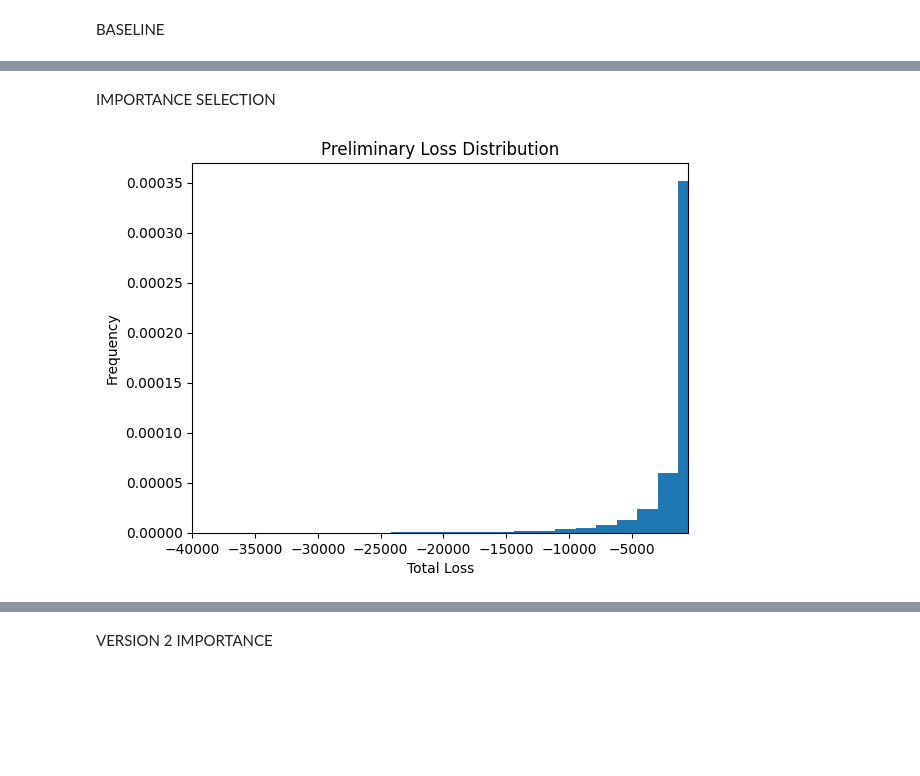
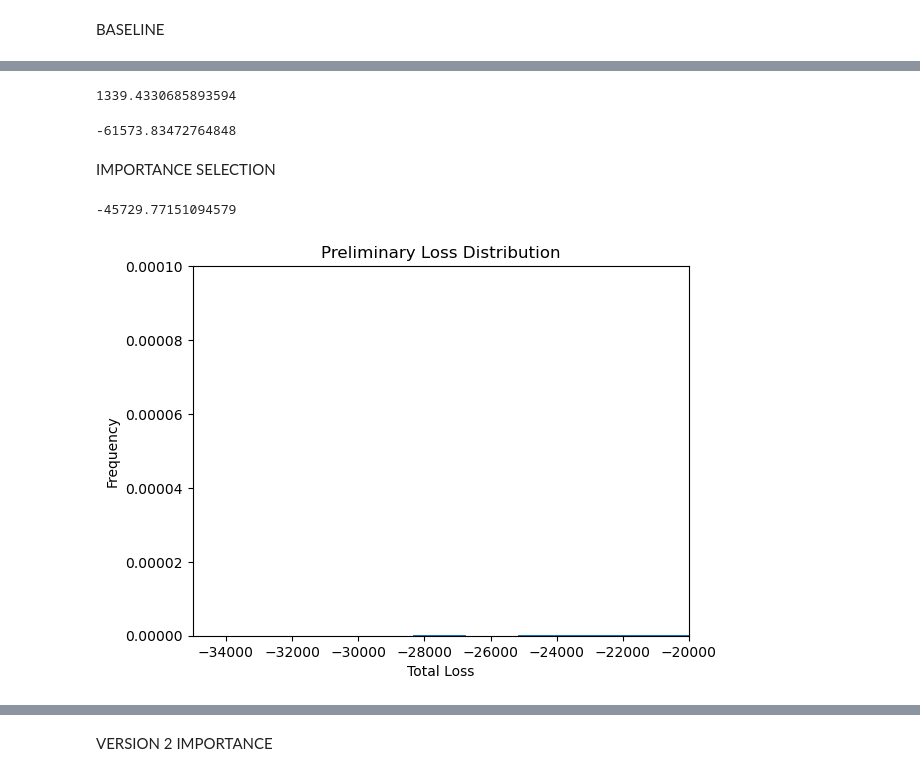
Before and after one commit to akrokosz/gs_quant_mc, a Jupyter notebook: doodles.ipynb, the cells around one changed output, grey strips where cells are left out. Drawn from its saved outputs; the diff is of its cells as text; code cells hidden in the pictures; blank space fills up the shorter version.

```diff
--- a/doodles.ipynb
+++ b/doodles.ipynb
@@ -7,20 +7,20 @@ BASELINE
 import numpy as np, pandas as pd, scipy.stats as st
 # %%
 data = pd.read_csv('data.csv')
-num_obvs = 15000
+num_obvs = 100_000
 # risks per sector
 r = np.array([.295, .49, .41, .415, .338, .64, .403, .476])
 #sec_loading maps sector to its risk, t is the threshold for defaults
 data['sec_loading'], data['t'] = r[data['sector'].values], st.norm.ppf(data.p)
 # 100k monte carlo simulations and len(r)+len(data) risk factors per one sample
-factors, sample = np.random.normal(0,1, (num_obvs, len(r)+len(data))), []
+factors, sample, vars = np.random.normal(0,1, (num_obvs, len(r)+len(data))), [], []
 # %%
 for obs in factors:
     m_factor, sec_factor, res_factor = obs[0], obs[:len(r)][data.sector.values], obs[len(r):]
     ind = r[0]**.5 * m_factor + (data.sec_loading-r[0])**.5 * sec_factor + (1-
                                                                             data.sec_loading)**.5 * res_factor < data.t
     loss = np.zeros((len(data),))
-    loss[ind] = data[ind].m + data[ind].d * np.random.standard_t(3, size=sum(ind
-                                                                             ))
+    loss[ind] = data[ind].m + data[ind].d * np.random.standard_t(3, size=sum(ind))
     sample.append(sum(loss))
+    vars.append(np.var(loss))
 # %%
@@ -38,16 +35,32 @@ VaR
+# %%
+variance
+# %% [output]
+1339.4330685893594
+# %%
+losses = np.array(sample)
+quantile_99_9 = np.percentile(losses, 0.001)
+extreme_losses = losses[losses <= quantile_99_9]
+np.median(extreme_losses)
+# %% [output]
+-61573.83472764848
 # %% [markdown]
 IMPORTANCE SELECTION
+# %%
+np.min(losses)
+# %% [output]
+-45729.77151094579
 # %%
 import matplotlib.pyplot as plt
 
 plt.hist(sample, bins=50, density=True)
 plt.title("Preliminary Loss Distribution")
 plt.xlabel("Total Loss")
 plt.ylabel("Frequency")
-plt.xlim(-40000,-500)
+plt.xlim(-35000,-20000)
+plt.ylim(0, 0.00010)
 plt.show()
 # %% [output]
-[figure, old version]
+[figure, new version]
 # %%
 def target_pdf(x):
     return st.t.pdf(x, df=3)
```
Also changed, not shown: parts of 5 cells of this notebook, 1 other file.
